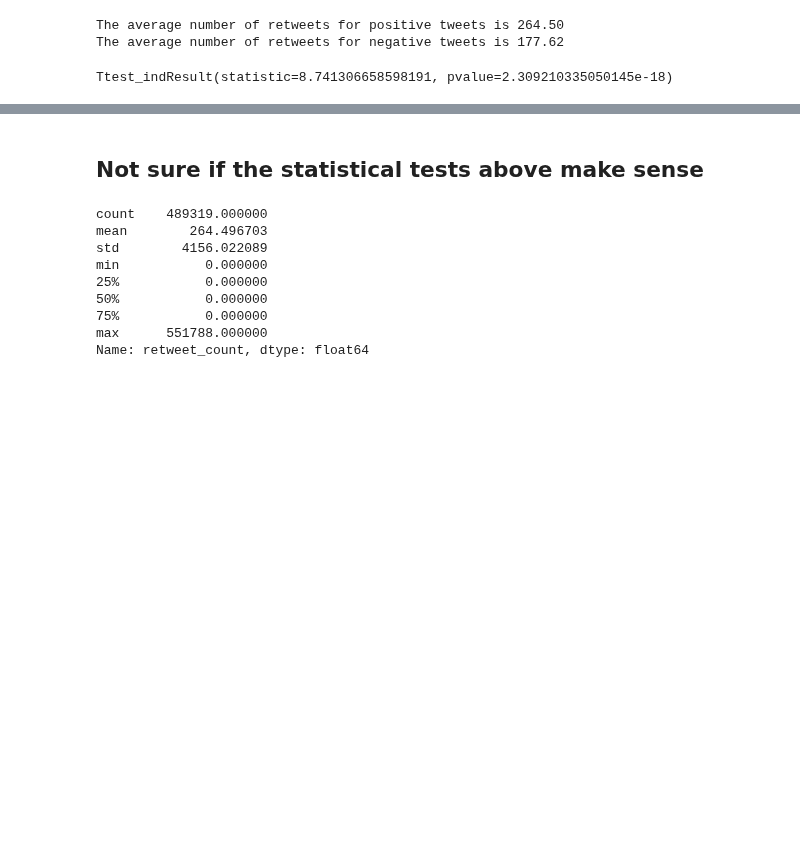
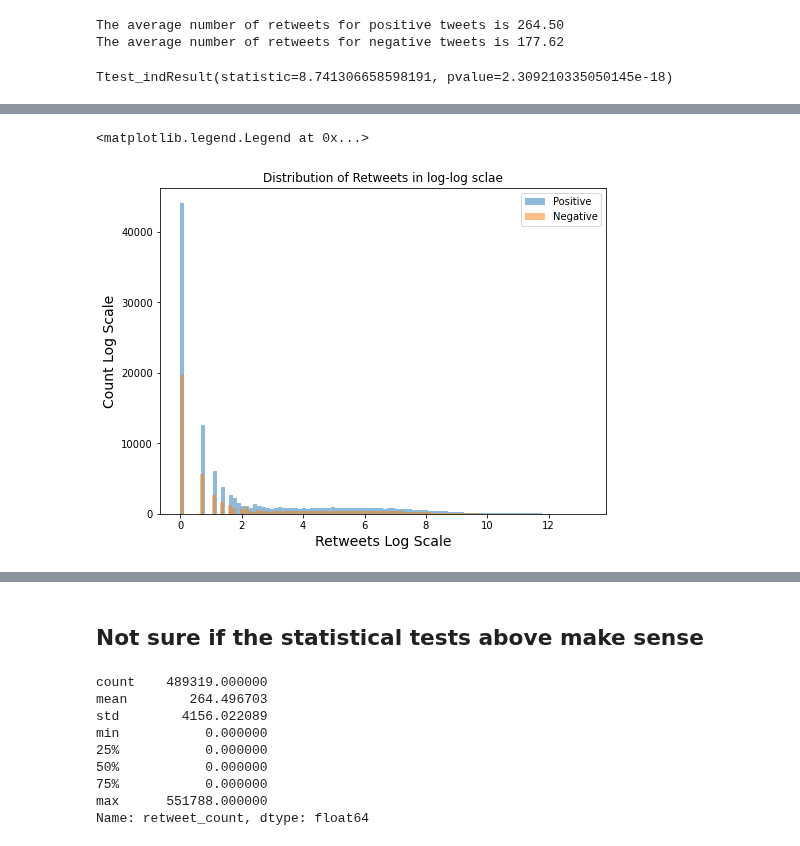
Before and after one commit to epfl-ada/ada-2020-project-milestone-p3-p3_musetti-adaletti, a Jupyter notebook: Creative_extension_analysis.ipynb, the cells around one changed output, grey strips where cells are left out. Saved outputs shown, nothing was run; the diff lists cells and outputs as text; code cells hidden in the pictures; blank space fills up the shorter version.

```diff
--- a/Creative_extension_analysis.ipynb
+++ b/Creative_extension_analysis.ipynb
@@ -766,0 +733,19 @@ With a naive analysis it seems that negative tweets are more likely to be retwee
+# %%
+# only tweets which have been retweeted
+
+pos_retweeted = pos_sents.loc[pos_sents['retweet_count'] > 0]
+neg_retweeted = neg_sents.loc[neg_sents['retweet_count'] > 0]
+# %%
+# Destribution of retweets in log log scale
+
+plt.figure(figsize=(8,6))
+plt.hist(pos_retweeted.retweet_count.apply(np.log), bins=100, alpha=0.5, label="Positive")
+plt.hist(neg_retweeted.retweet_count.apply(np.log), bins=100, alpha=0.5, label="Negative")
+
+plt.xlabel("Retweets Log Scale", size=14)
+plt.ylabel("Count Log Scale", size=14)
+plt.title("Distribution of Retweets in log-log scale")
+plt.legend(loc='upper right')
+# %% [output]
+<matplotlib.legend.Legend at 0x...>
+[figure, added]
```
Also changed, not shown: parts of 14 cells of this notebook.
